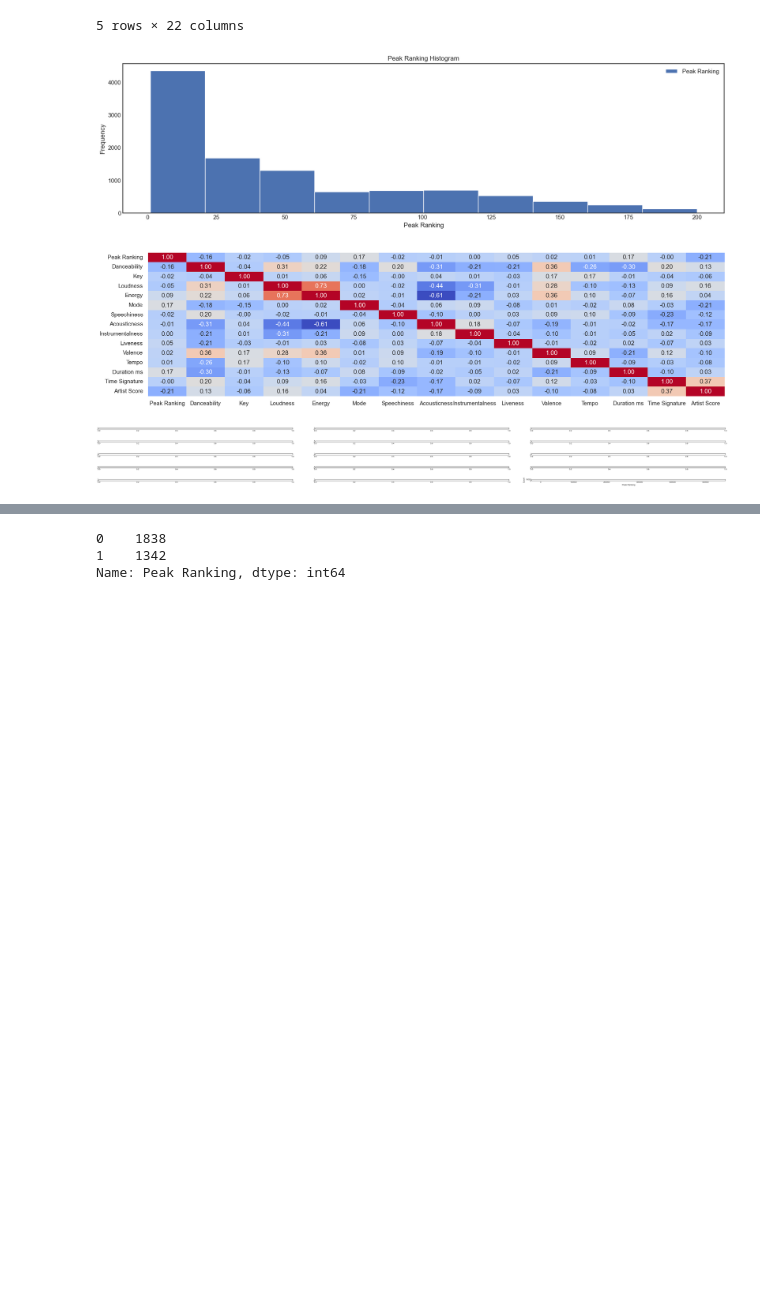
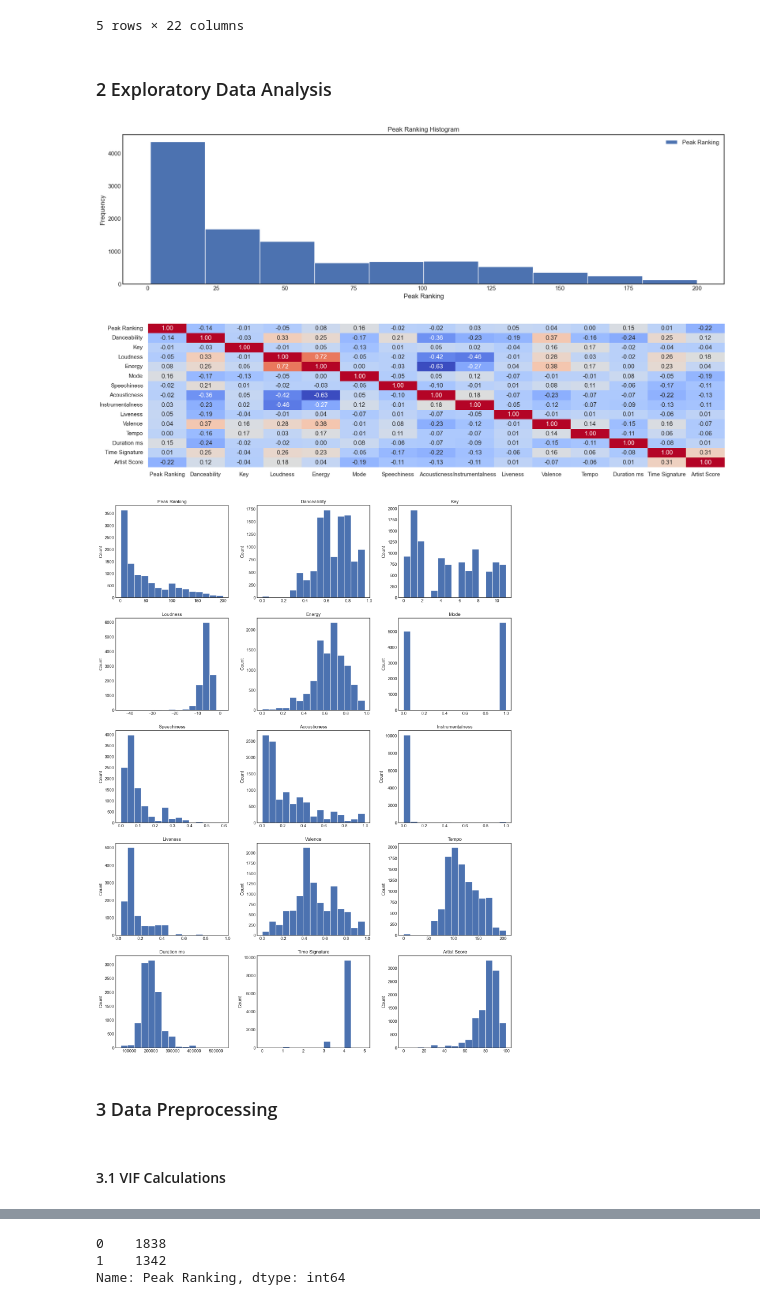
Before and after one commit to jodytng/Charted, a Jupyter notebook: Charted_MLmodels.ipynb, the cells around one changed output, grey strips where cells are left out. Drawn from its saved outputs; the diff is of its cells as text; code cells hidden in the pictures; blank space fills up the shorter version.

```diff
--- a/Charted_MLmodels.ipynb
+++ b/Charted_MLmodels.ipynb
@@ -28,8 +33,10 @@ df.head()
 | 3 | 3 | 4 | Jingle Bell Rock | Bobby Helms | 4 | 13 | 4 | ... |
 | 4 | 4 | 5 | abcdefu | GAYLE | 5 | 6 | 2 | ... |
 5 rows × 22 columns
+# %% [markdown]
+### 2 Exploratory Data Analysis
 # %%
-matplotlib.style.use('seaborn-white')
+plt.style.use("seaborn-v0_8-white")
 peak = df.plot.hist(y='Peak Ranking')
 
 # Set the title and labels of the plot
@@ -61,22 +68,29 @@ ax.set_xticklabels(ax.get_xticklabels(), rotation="horizontal")
 plt.savefig('Corr Matrix.png', bbox_inches='tight', pad_inches=0.5, transparent = True)
 # %% [output]
 [figure]
-[figure, old version]
+[figure, new version]
 # %%
 #EDA
 
-# # df[variable_list].plot.hist(ax=axes,  subplots=True, fontsize=8, legend=None)
-# # plt.show()
-# fig, axes = plt.subplots(5,3, figsize=(50, 5))
-# ax = axes.flatten()
-# for i, col in enumerate(df[variable_list].columns):
-#     # plt.figure(i)
-#     sns.histplot(df[variable_list][col])
+dataset = df[variable_list]
 
-# fig.tight_layout(w_pad=6, h_pad=4) # change padding
-# plt.show()
+plt.style.use("seaborn-v0_8-white")
+fig, axes = plt.subplots(len(dataset.columns) // 3 ,3, figsize=(15, 20))
+for i, col in enumerate(dataset.columns):
+    # plt.figure(i)
+    axes[i // 3][i % 3].hist(df[col], bins = 'sturges')
+    axes[i // 3][i % 3].set_title(col)
+    axes[i // 3][i % 3].set_ylabel('Count')
+
+fig.tight_layout(w_pad = 2, h_pad = 2) # change padding
+plt.savefig('EDA.png', bbox_inches='tight', pad_inches=0.5, transparent = True)
+plt.show()
 # %% [output]
-[figure, old version]
+[figure, new version]
+# %% [markdown]
+### 3 Data Preprocessing
+# %% [markdown]
+#### 3.1 VIF Calculations
 # %%
 variable_list = [
         'Key', 'Loudness', 'Mode',
```
Also changed, not shown: parts of 35 cells of this notebook, 10 other files.
